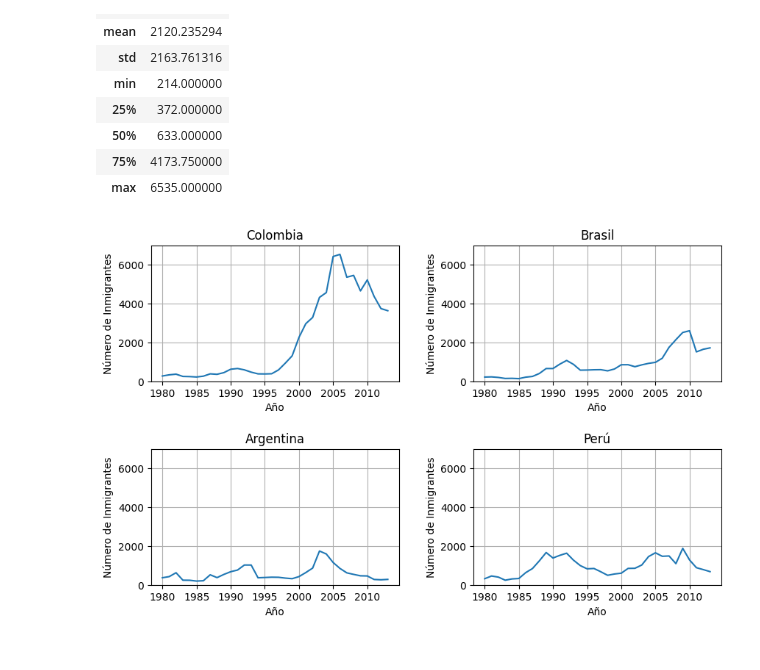
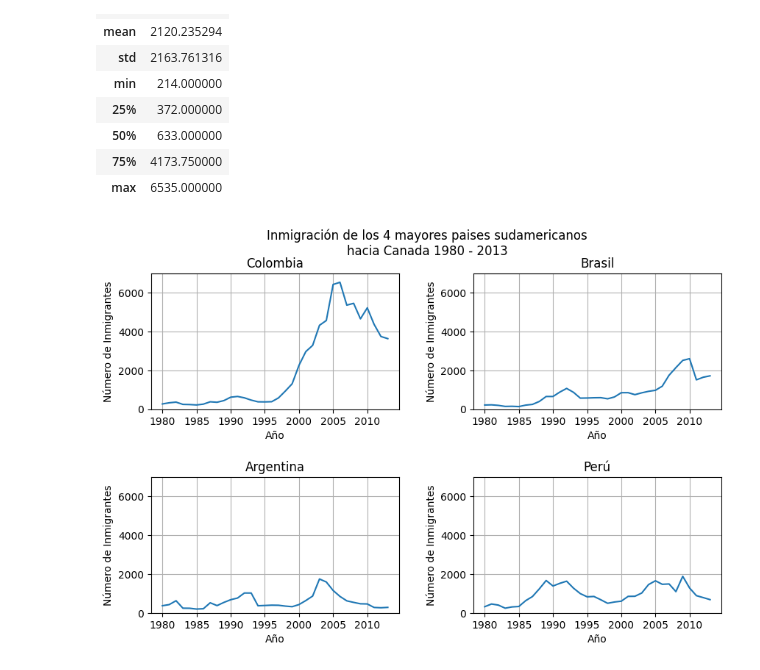
Before and after one commit to AndresCMontejo/Visualizaci-n-de-datos-con-Python-Matplotlib-Seaborn-y-Plotly, a Jupyter notebook: visualizacion_de_datos_con_python.ipynb, the cells around one changed output. Cells and saved outputs as stored; diff of their text form; code cells hidden in the pictures.

```diff
--- a/visualizacion_de_datos_con_python.ipynb
+++ b/visualizacion_de_datos_con_python.ipynb
@@ -290,31 +290,34 @@ datos_col.describe()
 fig, axs = plt.subplots(2, 2, figsize=(10,6))
 #ajustando subplots
 fig.subplots_adjust(hspace=0.5, wspace=0.3) #altura, ancho
+#Creando titulo superior
+fig.suptitle('Inmigración de los 4 mayores paises sudamericanos\nhacia Canada 1980 - 2013')
+
 axs[0,0].plot(df.loc['Colombia', años])
 axs[0,0].set_title('Colombia')
 
 axs[0,1].plot(df.loc['Brasil', años])
 axs[0,1].set_title('Brasil')
 
 axs[1,0].plot(df.loc['Argentina', años])
 axs[1,0].set_title('Argentina')
 
 axs[1,1].plot(df.loc['Perú', años])
 axs[1,1].set_title('Perú')
 
 #Estableciendo los valores de la grafica, para que todos muestren el mismo valor tanto en X como Y
 ymin = 0
 ymax = 7000
 
 #iterando este mismo valor para cada grafica
 for ax in axs.ravel(): #esto trae una ravel multidimensional a una ravel unidimensional
   ax.set_ylim(ymin, ymax)
 
 for ax in axs.flat:
     ax.xaxis.set_major_locator(plt.MultipleLocator(5))
     ax.set_xlabel('Año')
     ax.set_ylabel('Número de Inmigrantes')
     ax.grid()
 plt.show()
 # %% [output]
-[figure, old version]
+[figure, new version]
```
